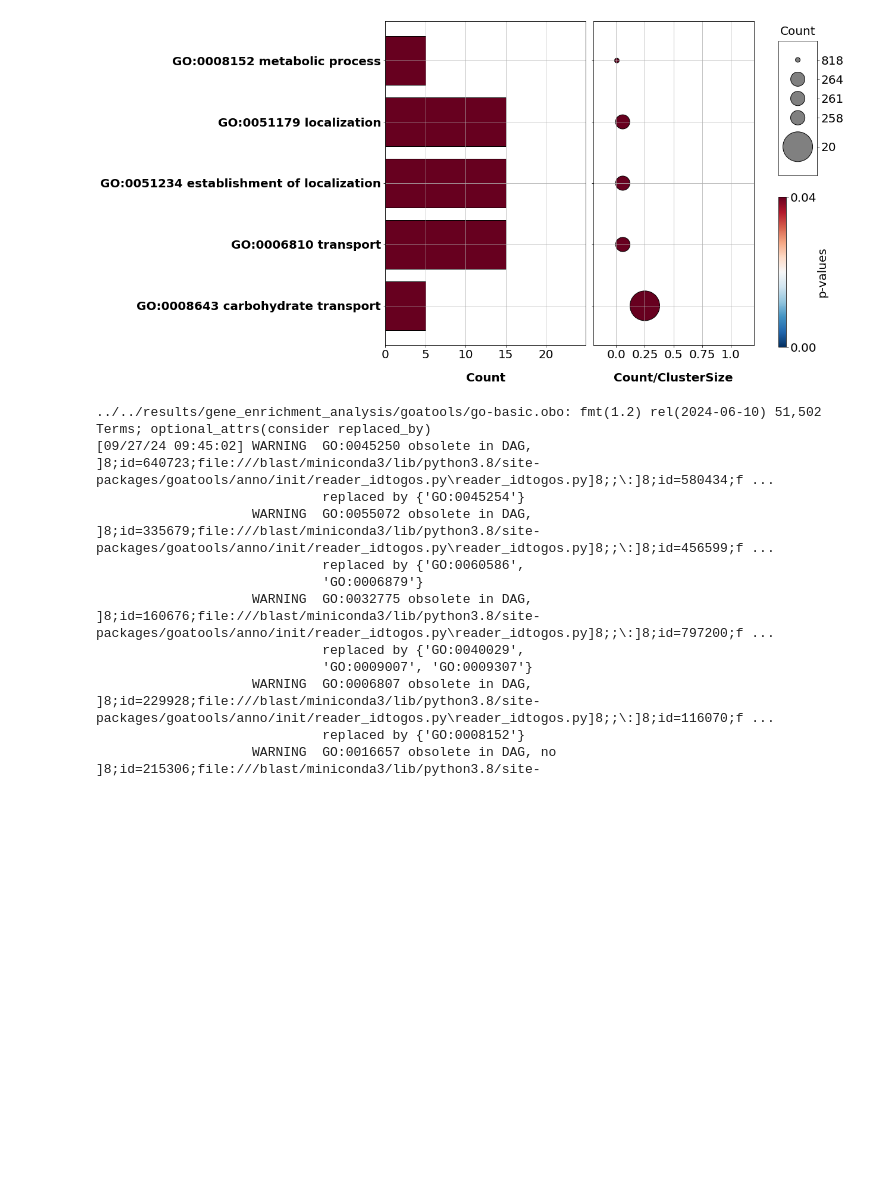
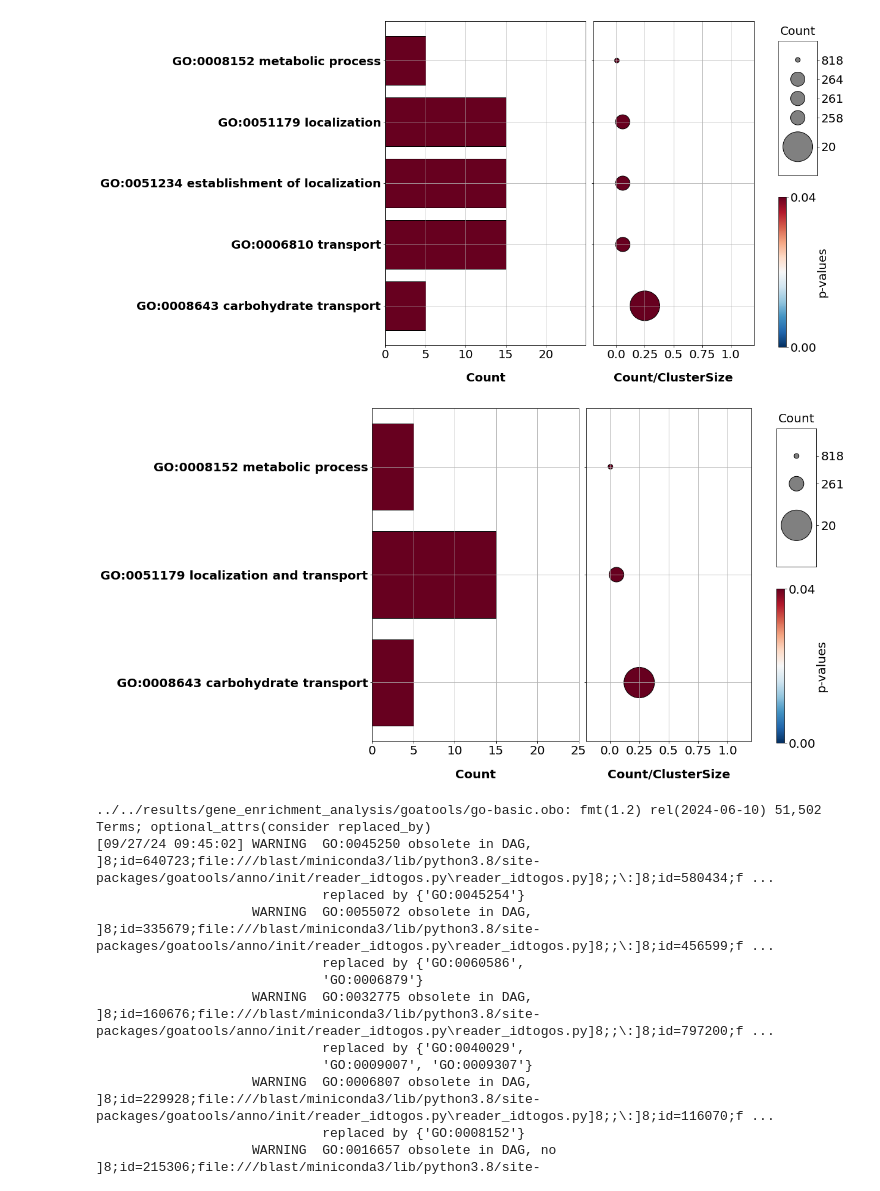
Before and after one commit to Kanomble/curvibacter_transcriptomics, a Jupyter notebook: scripts/gene_enrichment_analysis/go_enrichment.ipynb, the cells around one changed output. Cells and saved outputs as stored; diff of their text form; code cells hidden in the pictures; blank space fills up the shorter version.

Commit message:
refactored combination plot procedure

```diff
--- a/scripts/gene_enrichment_analysis/go_enrichment.ipynb
+++ b/scripts/gene_enrichment_analysis/go_enrichment.ipynb
@@ -406,6 +419,73 @@ plt.savefig("../../results/gene_enrichment_analysis/up_symbiotic_combined.jpg",
 #plt.tight_layout()
 # %% [output]
 [figure]
+# %%
+new_labels = ['GO:0008643 carbohydrate transport','GO:0051179 localization and transport','GO:0008152 metabolic process']
+new_counts = [5,15,5]
+new_ratio = [0.25, (0.05813953488372093 +0.05747126436781609+0.056818181818181816)/3,0.006112469437652812]
+new_marker_size = new_ratio
+new_counts_pop = [20,int((258+261+264)/3),818]
+new_pvals = [0.0441145001987955,0.0441765749751197,0.0441145001987955]
+
+
+new_pcolors = new_pvals
+new_norm_p_values = np.array(new_pcolors) / max(new_pcolors)
+new_colors=plt.cm.RdBu_r(new_norm_p_values)
+new_marker_legend = new_marker_size
+new_marker_legend = sorted(new_marker_legend, reverse=True)
+new_sorted_markersize = sorted(np.array(new_marker_legend)*10000, reverse=True)
+new_sorted_markers = sorted(new_marker_legend, reverse=True)
+# %%
+fig, (ax1, ax2, ax3) = plt.subplots(1, 3, figsize=(18, 10), sharey=False, gridspec_kw={'width_ratios': [2.5, 2.0, 1]})
+
+ax1.sharey(ax2)
+
+ax1.barh(new_labels,width=new_counts, color=new_colors, edgecolor="black")
+ax2.scatter(y=[0,1,2], x=new_ratio, s=np.array(new_marker_size)*10000, c=new_colors, cmap='RdBu_r', edgecolors="black")
+
+ax1.set_xlim(0,25)
+#ax1.set_xticklabels(fontsize=16)
+ax1.set_xticks([0,5,10,15,20,25])
+ax1.set_xticklabels([0,5,10,15,20,25], fontsize=20)
+ax1.set_yticks([0,1,2])
+ax1.set_yticklabels(new_labels, fontsize=20, fontdict={'fontweight':"bold"})
+ax1.set_xlabel("Count", fontsize=20, labelpad=20,  fontdict={'fontweight':"bold"})
+ax1.grid()
+
+ax2.set_xlim(-0.2,1.2)
+ax2.set_xticks([0.0,0.25,0.5,0.75,1.0])
+ax2.set_xticklabels([0.0,0.25,0.5,0.75,1.0], fontsize=20)
+ax2.set_xlabel("Count/ClusterSize", fontsize=20, labelpad=20,  fontdict={'fontweight':"bold"})
+ax2.tick_params(axis='y', labelleft=False)
+ax2.grid()
+
+plt.subplots_adjust(left=0.2, wspace=0.05)
+
+cbar = fig.colorbar(ScalarMappable(cmap='RdBu_r'), ax=[ax1, ax2], pad = 0.005)
+cbar.set_label('p-values',fontsize=20, labelpad=0)
+cbar.set_ticks([0, 1])
+cbar.set_ticklabels([f'{0:.2f}', f'{max(new_pvals):.2f}'])
+cbar.ax.tick_params(labelsize=20)
+
+cbar.ax.set_position([0.71, 0.12, 0.03, 0.35])
+
+ax3.set_position([0.71, 0.52, 0.05, 0.315])
+ax3.scatter(x=[0.5 for i in new_labels], y=[0.5,2,3], s=new_sorted_markersize, color="grey", edgecolor="black")
+ax3.set_yticks([0.5,2,3])
+ax3.set_yticklabels(new_counts_pop, fontsize=20)
+ax3.set_xlim(0,1)
+ax3.set_ylim(-1,4)
+ax3.tick_params(axis='y', labelright=True, labelleft=False)
+ax3.tick_params(axis='x', labelbottom=False)
+ax3.set_xticks([])
+ax3.yaxis.tick_right()
+ax3.set_title("Count", pad=10, fontsize=20)
+#ax3.grid()
+#ax3.axis("off")
+plt.savefig("../../results/gene_enrichment_analysis/up_symbiotic_comprehensive_combined.jpg", dpi=400, bbox_inches='tight')
+#plt.tight_layout()
+# %% [output]
+[figure, added]
 # %%
 with open("../../data/symbiotic_wps/go_gene_id_downregulated_on_host_goatools.txt", "w") as goatools:
     for gene in downregulated[downregulated["old_locus_tag"].isin(pop_ids) == True]["old_locus_tag"]:
```
Also changed, not shown: parts of 4 cells of this notebook.
